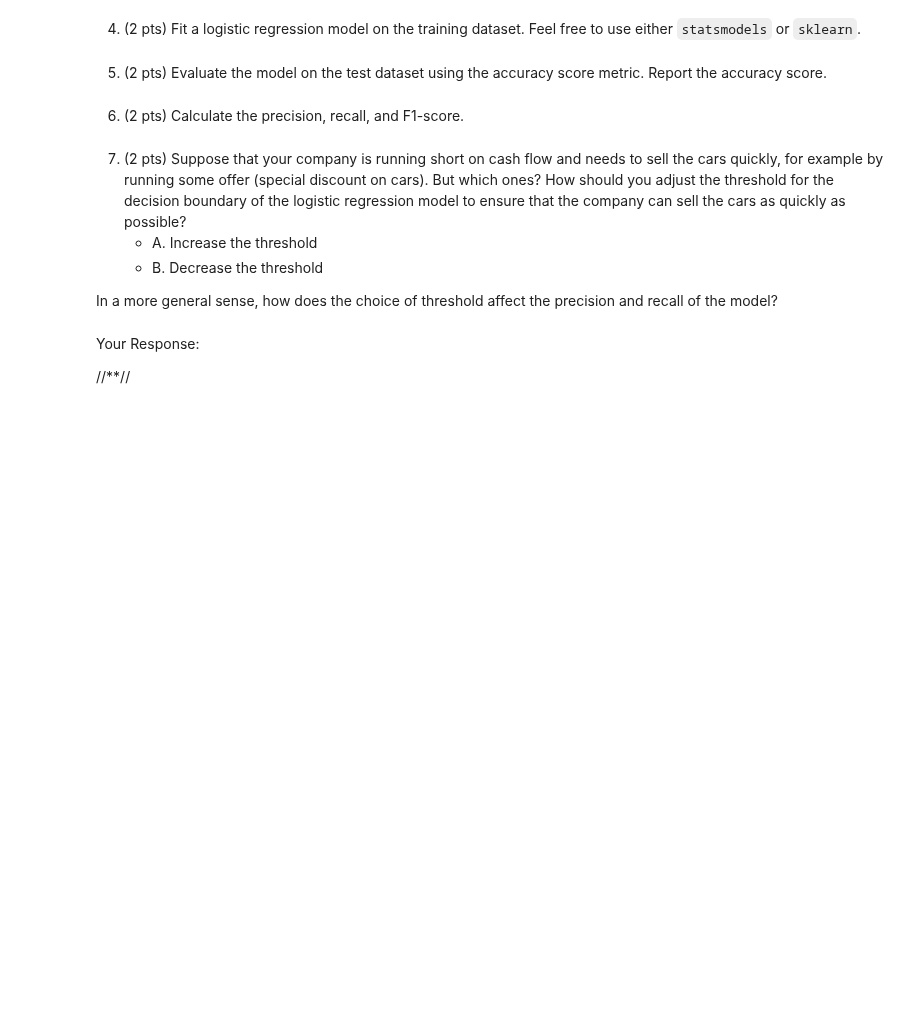
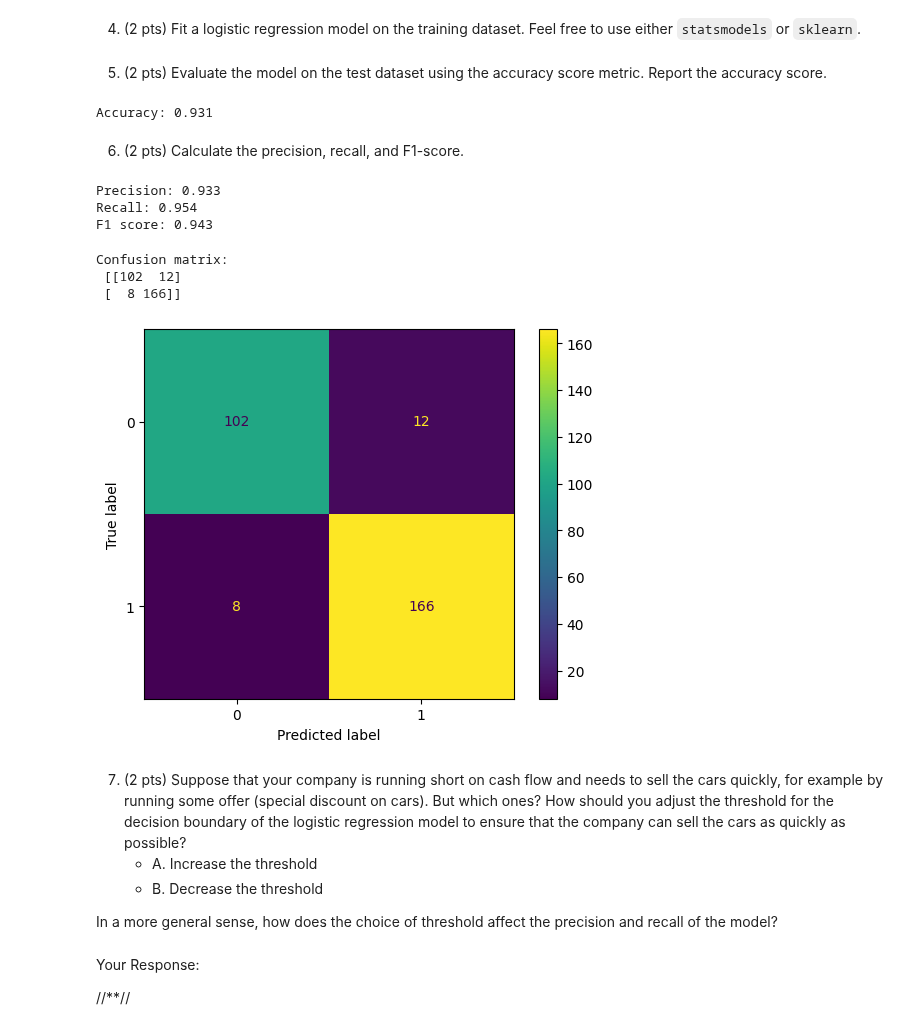
Before and after one commit to Jvviragine/data_analysis_um_course, a Jupyter notebook: data_clinics/clinic2/NL_clinic2.ipynb, the cells around one changed output. Saved outputs shown, nothing was run; the diff lists cells and outputs as text; code cells hidden in the pictures; blank space fills up the shorter version.

```diff
--- a/data_clinics/clinic2/NL_clinic2.ipynb
+++ b/data_clinics/clinic2/NL_clinic2.ipynb
@@ -763,26 +777,65 @@ NameError: name 'pd' is not defined
 1. (2 pts) Split the data into features (X) and target (y) variables. The target variable is the 'sold_within_3_months' column. The `Price` column should be included as a feature.
 # %%
 #TODO
+X = df_encoded.drop('sold_within_3_months', axis=1)
+y = df_encoded['sold_within_3_months']
 # %% [markdown]
 2. (2 pts) Then split the data into train test sets using a 80-20 split. Use `random_state=42` for reproducibility.
 # %%
 #TODO
+X_train, X_test, y_train, y_test = sklearn.model_selection.train_test_split(X, y, test_size=0.2, random_state=42)
 # %% [markdown]
 3. (2 pts) Standardize the features using `StandardScaler` from `sklearn.preprocessing` and then add a constant column using `sm.add_constant()`.
 # %%
 #TODO
+scaler = sklearn.preprocessing.StandardScaler()
+X_train_scaled = scaler.fit_transform(X_train)
+X_test_scaled = scaler.transform(X_test)
+
+X_train_scaled = sm.add_constant(X_train_scaled)
+X_test_scaled = sm.add_constant(X_test_scaled)
 # %% [markdown]
 4. (2 pts) Fit a logistic regression model on the training dataset. Feel free to use either `statsmodels` or `sklearn`.
 # %%
 #TODO
+from sklearn.linear_model import LogisticRegression
+log_regression_model = LogisticRegression(random_state=42)
+log_regression_model.fit(X_train_scaled, y_train)
+# predict on test data
+y_pred = log_regression_model.predict(X_test_scaled)
 # %% [markdown]
 5. (2 pts) Evaluate the model on the test dataset using the accuracy score metric. Report the accuracy score.
 # %%
 #TODO
+accuracy = sklearn.metrics.accuracy_score(y_test, y_pred)
+print(f"Accuracy: {accuracy:.3f}")
+# %% [output]
+Accuracy: 0.931
 # %% [markdown]
 6. (2 pts) Calculate the precision, recall, and F1-score.
 # %%
 #TODO
+precision = sklearn.metrics.precision_score(y_test, y_pred)
+recall = sklearn.metrics.recall_score(y_test, y_pred)
+f1 = sklearn.metrics.f1_score(y_test, y_pred)
+print(f"Precision: {precision:.3f}")
+print(f"Recall: {recall:.3f}")
+print(f"F1 score: {f1:.3f}")
+# %% [output]
+Precision: 0.933
+Recall: 0.954
+F1 score: 0.943
+# %%
+confusion_matrix = sklearn.metrics.confusion_matrix(y_test, y_pred)
+print(f"Confusion matrix:\n {confusion_matrix}")
+disp = sklearn.metrics.ConfusionMatrixDisplay(confusion_matrix=confusion_matrix, display_labels=log_regression_model.classes_)
+disp.plot()
+plt.show()
+# %% [output]
+Confusion matrix:
+ [[102  12]
+ [  8 166]]
+[figure, added]
 # %% [markdown]
 7. (2 pts) Suppose that your company is running short on cash flow and needs to sell the cars quickly, for example by running some offer (special discount on cars). But which ones? How should you adjust the threshold for the decision boundary of the logistic regression model to ensure that the company can sell the cars as quickly as possible?
     - A. Increase the threshold
```
Also changed, not shown: parts of 3 cells of this notebook, 1 other file.
